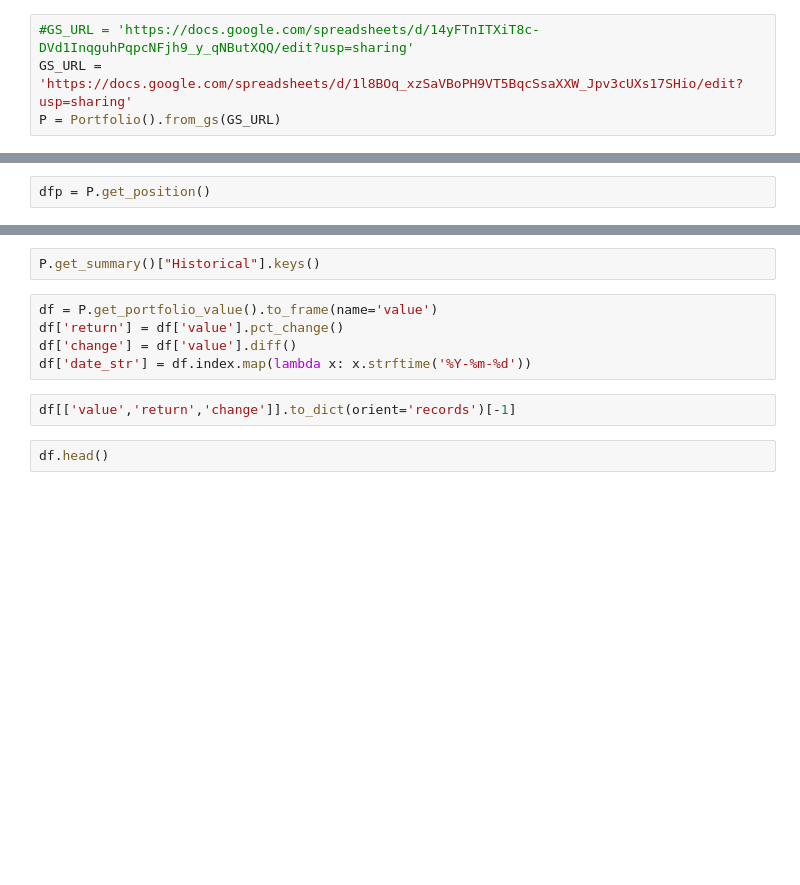
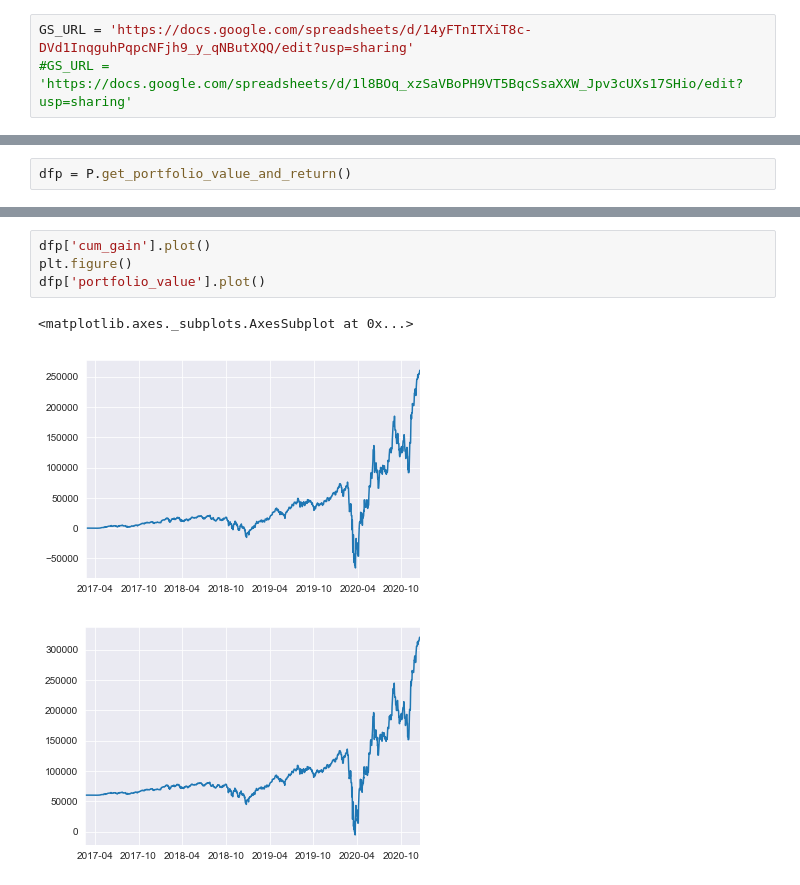
Before and after one commit to dsysbydx/portzy, a Jupyter notebook: notebook/test_portfolio_value.ipynb, the cells around one changed output, grey strips where cells are left out. Saved outputs shown, nothing was run; the diff lists cells and outputs as text; blank space fills up the shorter version.

Commit message:
Fix deposit withdraw detection Change method name

```diff
--- a/notebook/test_portfolio_value.ipynb
+++ b/notebook/test_portfolio_value.ipynb
@@ -21,6 +23,5 @@ import gsutils
 The autoreload extension is already loaded. To reload it, use:
   %reload_ext autoreload
 # %%
-#GS_URL = 'https://docs.google.com/spreadsheets/d/14yFTnITXiT8c-DVd1InqguhPqpcNFjh9_y_qNButXQQ/edit?usp=sharing'
-GS_URL = 'https://docs.google.com/spreadsheets/d/1l8BOq_xzSaVBoPH9VT5BqcSsaXXW_Jpv3cUXs17SHio/edit?usp=sharing'
-P = Portfolio().from_gs(GS_URL)
+GS_URL = 'https://docs.google.com/spreadsheets/d/14yFTnITXiT8c-DVd1InqguhPqpcNFjh9_y_qNButXQQ/edit?usp=sharing'
+#GS_URL = 'https://docs.google.com/spreadsheets/d/1l8BOq_xzSaVBoPH9VT5BqcSsaXXW_Jpv3cUXs17SHio/edit?usp=sharing'
@@ -29,2 +50,2 @@ Diff set: set()
 # %%
-dfp = P.get_position()
+dfp = P.get_portfolio_value_and_return()
@@ -56,11 +52,8 @@ dfp.T
-# %%
-P.get_summary()["Historical"].keys()
-# %%
-df = P.get_portfolio_value().to_frame(name='value')
-df['return'] = df['value'].pct_change()
-df['change'] = df['value'].diff()
-df['date_str'] = df.index.map(lambda x: x.strftime('%Y-%m-%d'))
-# %%
-df[['value','return','change']].to_dict(orient='records')[-1]
-# %%
-df.head()
+# %%
+dfp['cum_gain'].plot()
+plt.figure()
+dfp['portfolio_value'].plot()
+# %% [output]
+<matplotlib.axes._subplots.AxesSubplot at 0x...>
+[figure, added]
+[figure, added]
```
Also changed, not shown: parts of 6 cells of this notebook, 1 other file.
